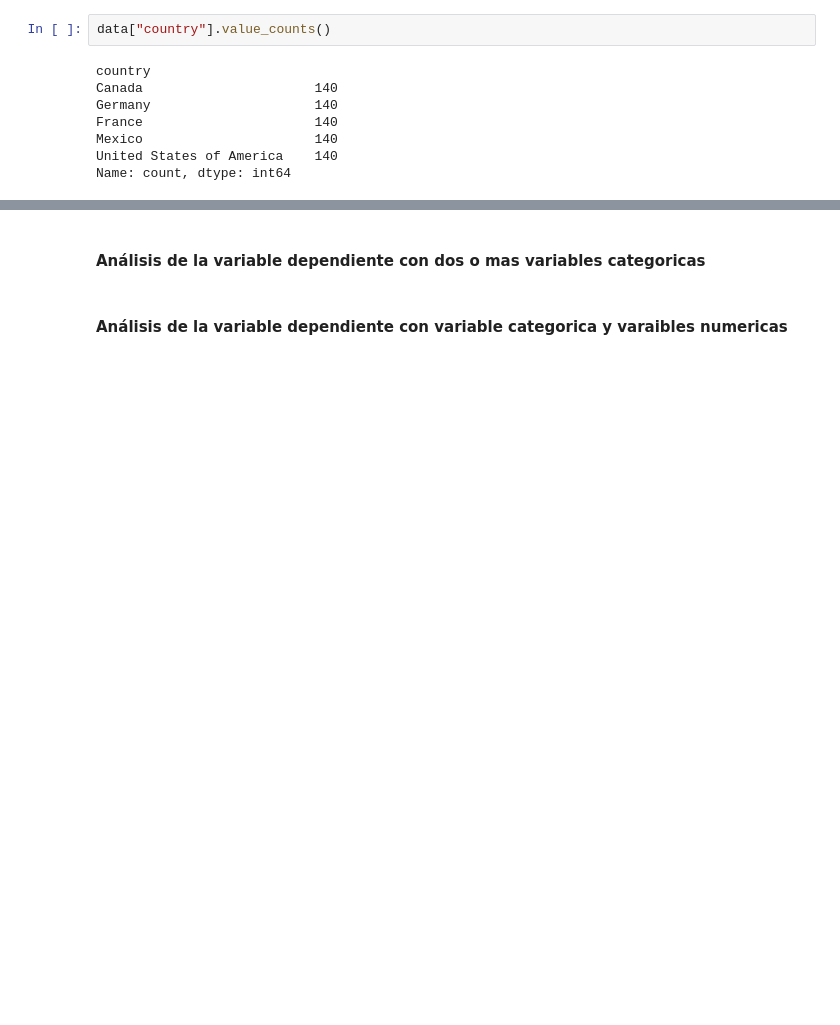
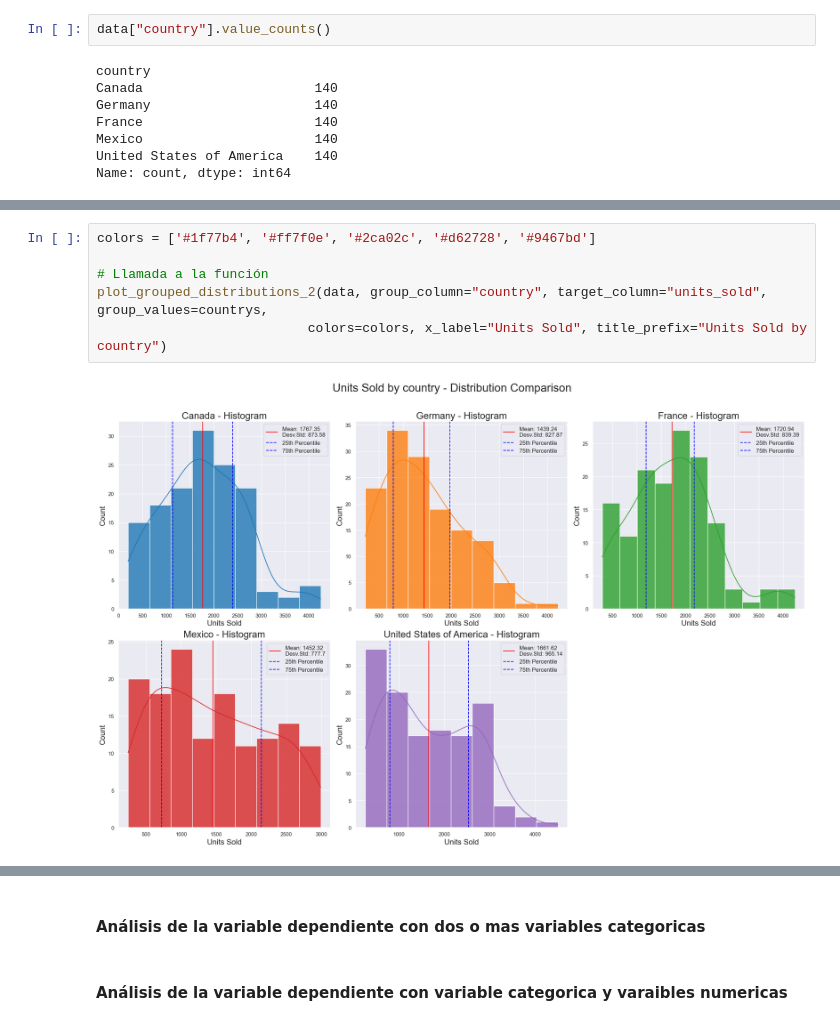
Before and after one commit to jluis-ml/Proyecto-Empresa-Finanzas, a Jupyter notebook: 3_EDA.ipynb, the cells around one changed output, grey strips where cells are left out. Cells and saved outputs as stored; diff of their text form; blank space fills up the shorter version.

```diff
--- a/3_EDA.ipynb
+++ b/3_EDA.ipynb
@@ -641,0 +691,8 @@ Name: count, dtype: int64
+# %%
+colors = ['#1f77b4', '#ff7f0e', '#2ca02c', '#d62728', '#9467bd']
+
+# Llamada a la función
+plot_grouped_distributions_2(data, group_column="country", target_column="units_sold", group_values=countrys,
+                           colors=colors, x_label="Units Sold", title_prefix="Units Sold by country")
+# %% [output]
+[figure, added]
```
Also changed, not shown: parts of 9 cells of this notebook, 1 other file.
